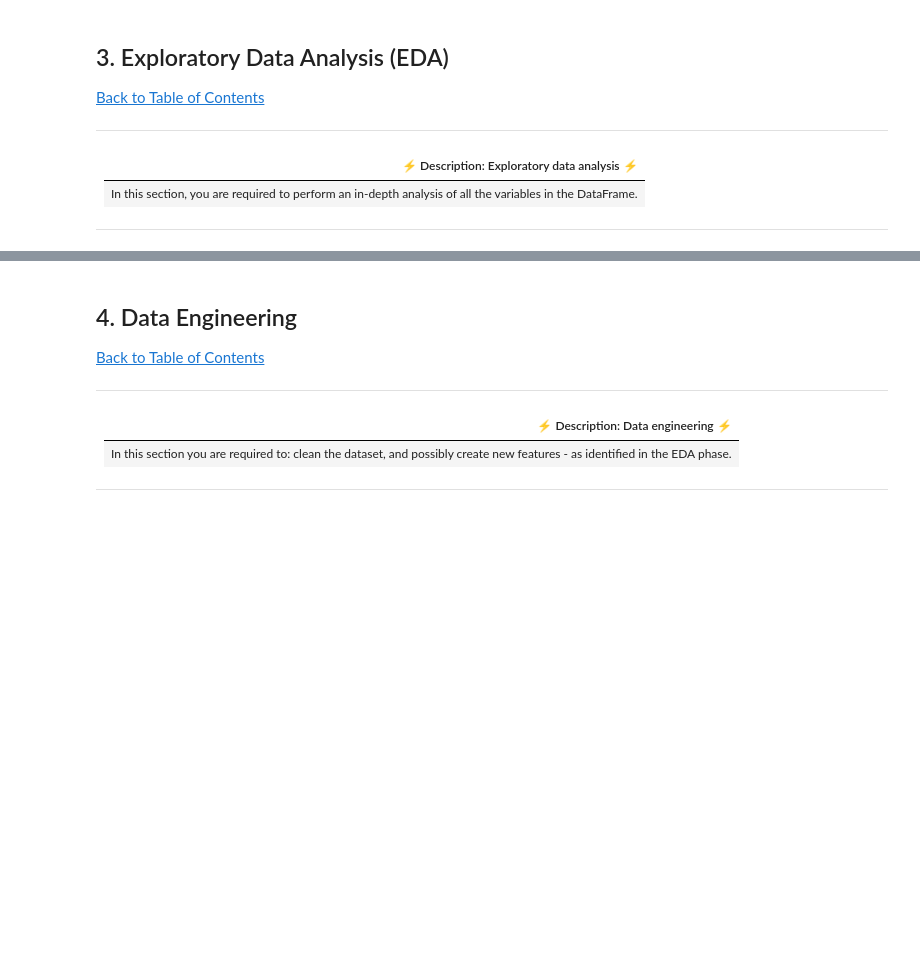
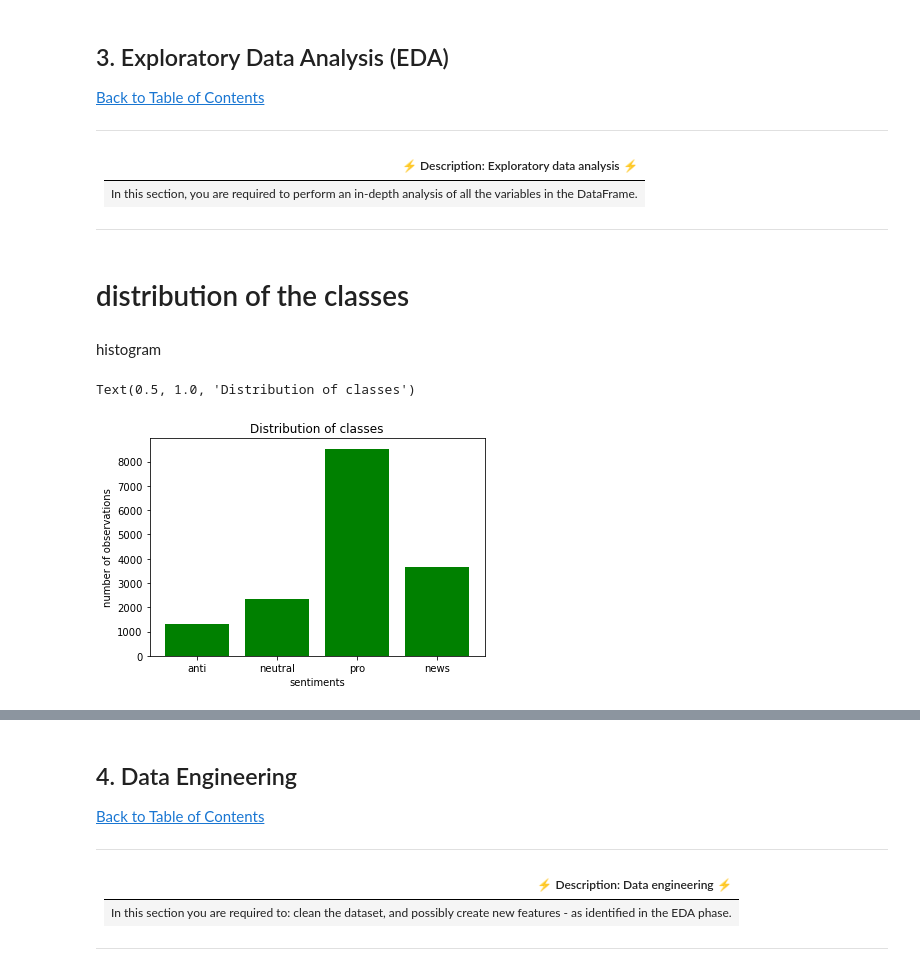
Before and after one commit to LPTsilo/Classification_Sprint_2207FTDS_Team_ES2, a Jupyter notebook: Classification_Sprint_Starter-Notebook.ipynb, the cells around one changed output, grey strips where cells are left out. Drawn from its saved outputs; the diff is of its cells as text; code cells hidden in the pictures; blank space fills up the shorter version.

```diff
--- a/Classification_Sprint_Starter-Notebook.ipynb
+++ b/Classification_Sprint_Starter-Notebook.ipynb
@@ -103,5 +165,13 @@ df_train.head()
 | In this section, you are required to perform an in-depth analysis of all the variables in the DataFrame. |
 
 ---
+# %% [markdown]
+# distribution of the classes
+# %% [markdown]
+histogram
 # %%
-# look at data statistics
+# Separate the classes
+news = df_train[df_train['sentiment']==2]
+pro = df_train[df_train['sentiment']==1]
+neutral = df_train[df_train['sentiment']==0]
+anti = df_train[df_train['sentiment']==-1]
@@ -109,0 +178,12 @@ df_train.head()
+# %%
+# Get all possible labels
+labels = df_train['sentiment'].unique()
+heights = [len(pro),len(news),len(neutral),len(anti)]
+plt.bar(labels,heights,color='green')
+plt.xticks(labels,['pro','news', 'neutral', 'anti'])
+plt.xlabel('sentiments')
+plt.ylabel("number of observations")
+plt.title('Distribution of classes')
+# %% [output]
+Text(0.5, 1.0, 'Distribution of classes')
+[figure, added]
```
Also changed, not shown: parts of 20 cells of this notebook.
